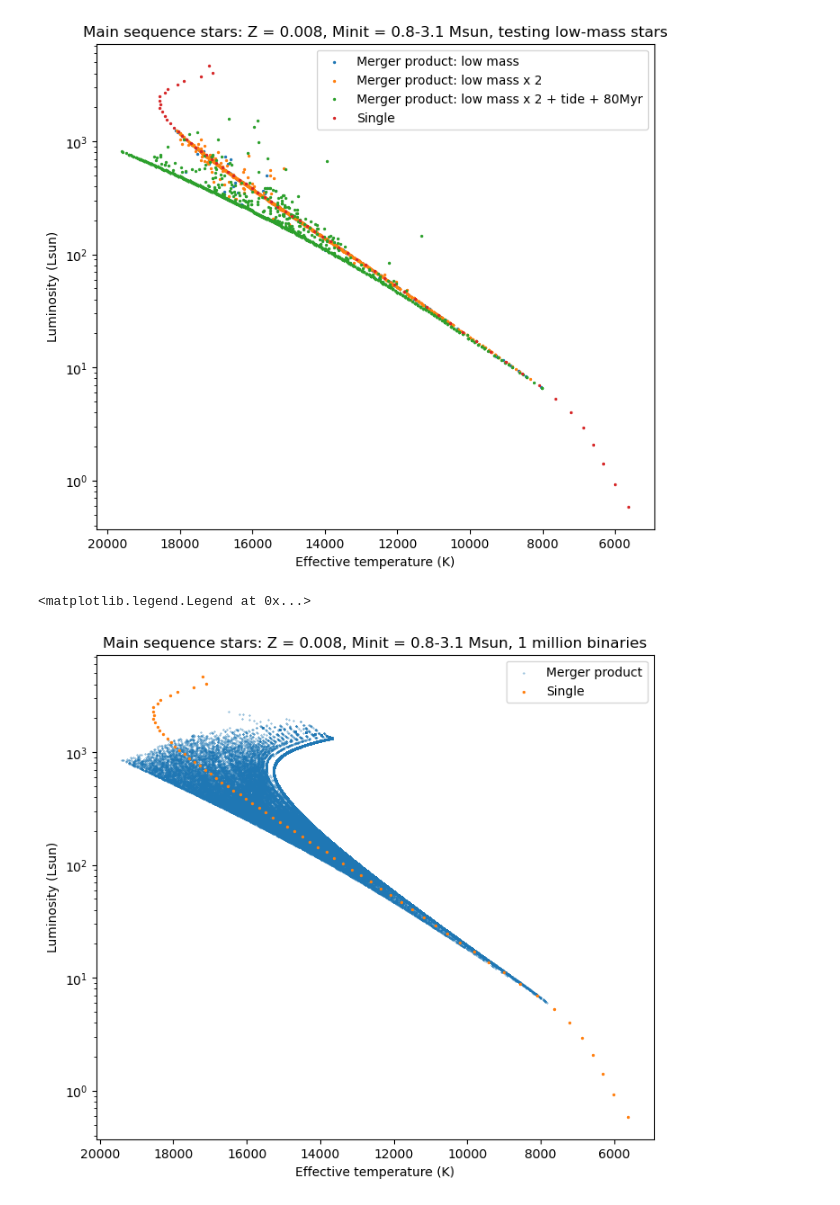
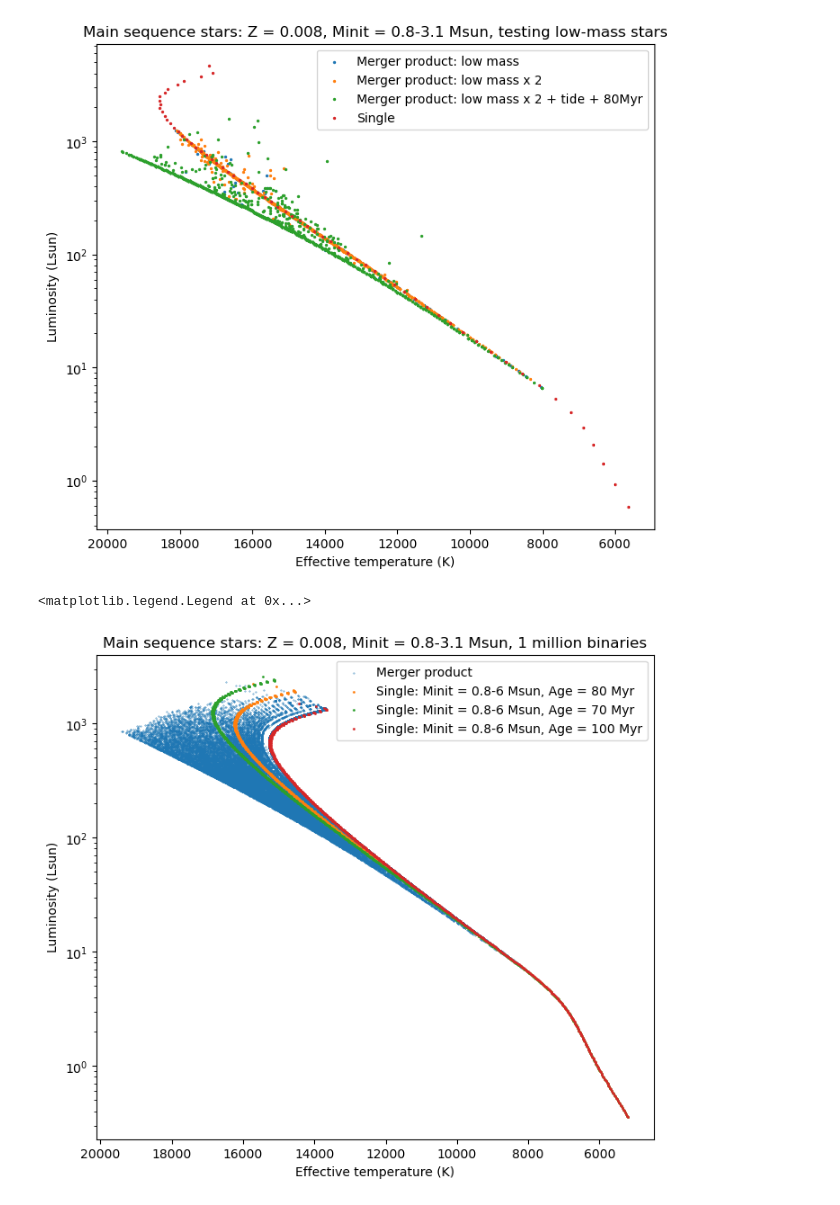
Before and after one commit to mkim0029/COMPAS, a Jupyter notebook: src/Corrected_plotting/read.ipynb, the cells around one changed output. Saved outputs shown, nothing was run; the diff lists cells and outputs as text; code cells hidden in the pictures.

```diff
--- a/src/Corrected_plotting/read.ipynb
+++ b/src/Corrected_plotting/read.ipynb
@@ -113,5 +113,5 @@ plt.legend()
 <matplotlib.legend.Legend at 0x...>
 [figure]
 # %%
-binary_1mil = load_data('COMPAS_Output_1mil.h5', 'BSE')
+binary_1mil = load_data(r'\\wsl.localhost\Ubuntu\home\minjih\2024\Honours\Research\COMPAS_Output_1mil.h5', 'BSE')
 binary_merger_1mil = restrict(restrict(binary_1mil, 'type1', 1, 1), 'type2', 15, 15) #merger products only
@@ -118,16 +121,27 @@ binary_merger_1mil = restrict(restrict(binary_1mil, 'type1', 1, 1), 'type2', 15,
+# %%
+single_low = load_data('COMPAS_Output_SSE_M0.8to6.h5', 'SSE')
+single_MS_low = restrict(single_low, 'type', 1, 1) #MS stars only
+# %%
+single_low_70 = load_data('COMPAS_Output_SSE_70Myr.h5', 'SSE')
+single_MS_low_70 = restrict(single_low_70, 'type', 1, 1) #MS stars only
+
+single_low_100 = load_data('COMPAS_Output_SSE_100Myr.h5', 'SSE')
+single_MS_low_100 = restrict(single_low_100, 'type', 1, 1) #MS stars only
 # %%
 plt.figure(figsize=(8,7))
 plt.scatter(binary_merger_1mil.Teff1, binary_merger_1mil.L1, label = 'Merger product', s = 0.1)
-plt.scatter(single_MS.Teff, single_MS.L, label = 'Single', s = 2)
+plt.scatter(single_MS_low.Teff, single_MS_low.L, label = 'Single: Minit = 0.8-6 Msun, Age = 80 Myr', s = 1)
+plt.scatter(single_MS_low_70.Teff, single_MS_low_70.L, label = 'Single: Minit = 0.8-6 Msun, Age = 70 Myr', s = 1)
+plt.scatter(single_MS_low_100.Teff, single_MS_low_100.L, label = 'Single: Minit = 0.8-6 Msun, Age = 100 Myr', s = 1)
 plt.gca().invert_xaxis()
 plt.title('Main sequence stars: Z = 0.008, Minit = 0.8-3.1 Msun, 1 million binaries')
 plt.xlabel('Effective temperature (K)')
 plt.ylabel('Luminosity (Lsun)')
 plt.yscale('log')
 plt.legend()
 # %% [output]
 <matplotlib.legend.Legend at 0x...>
-[figure, old version]
+[figure, new version]
 # %%
 # plt.figure(figsize=(8,7))
 # #plt.scatter(binary_MS.Teff1, binary_MS.L1, label = 'Primary', s = 2)
```
Also changed, not shown: parts of 3 cells of this notebook.
